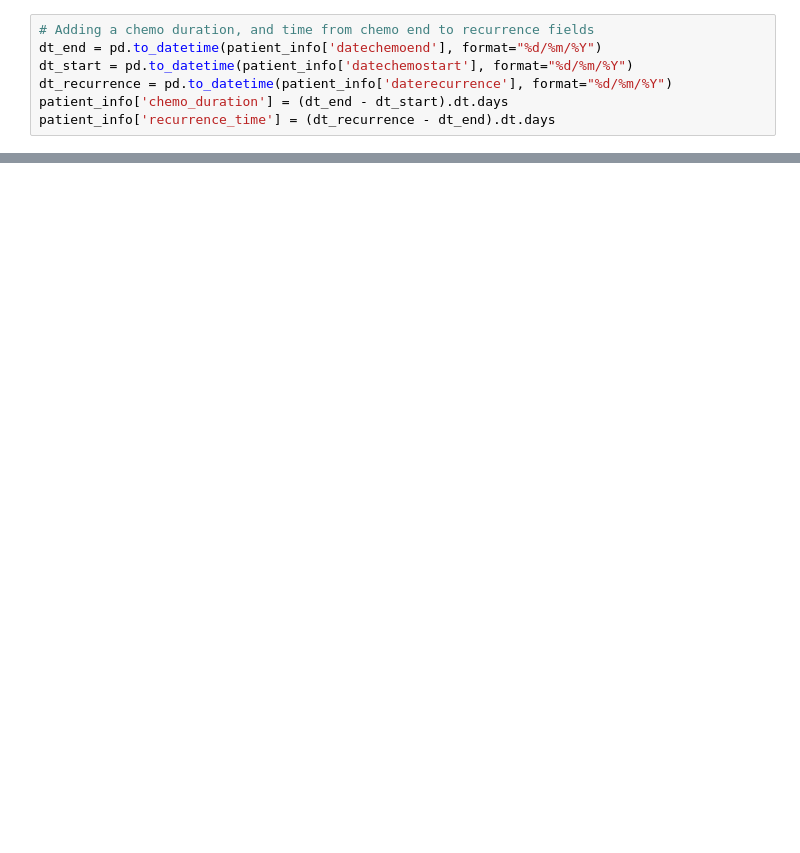
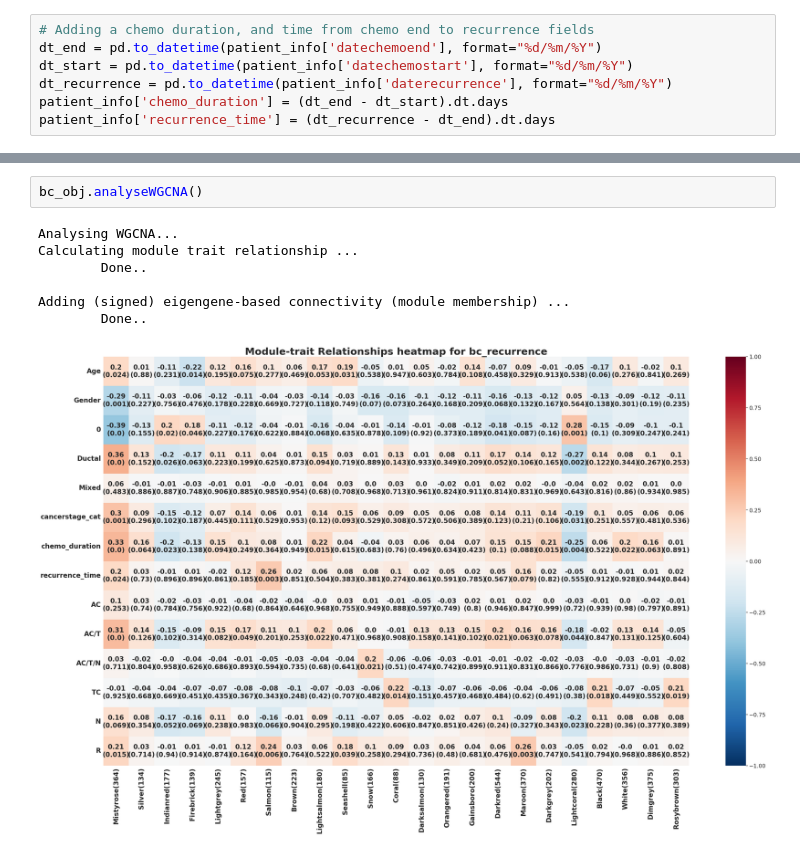
Before and after one commit to a3klein/beng203_project, a Jupyter notebook: src/0_exploration.ipynb, the cells around one changed output, grey strips where cells are left out. Saved outputs shown, nothing was run; the diff lists cells and outputs as text; blank space fills up the shorter version.

```diff
--- a/src/0_exploration.ipynb
+++ b/src/0_exploration.ipynb
@@ -69,0 +160,10 @@ normal_df.shape, cancer_df.shape
+# %%
+bc_obj.analyseWGCNA()
+# %% [output]
+Analysing WGCNA...
+Calculating module trait relationship ...
+        Done..
+
+Adding (signed) eigengene-based connectivity (module membership) ...
+        Done..
+[figure, added]
```
Also changed, not shown: parts of 33 cells of this notebook.
